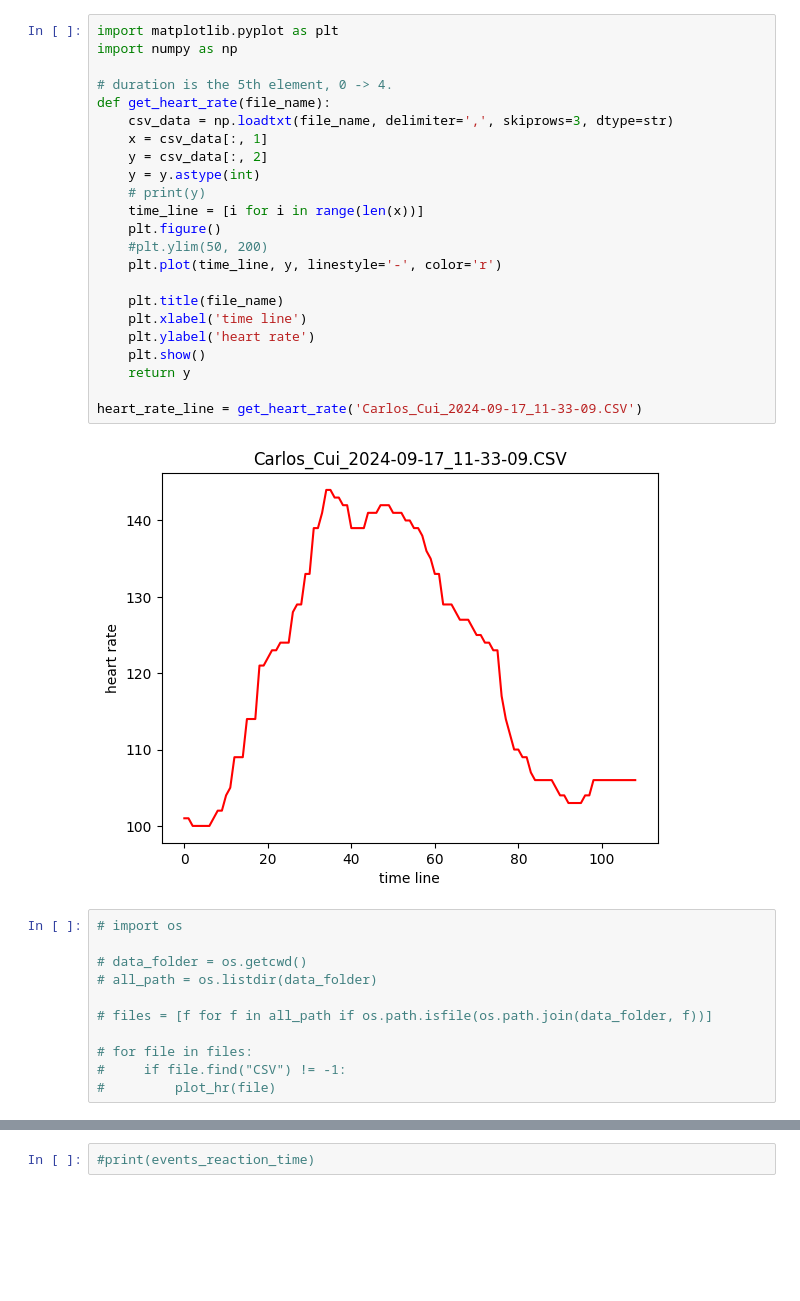
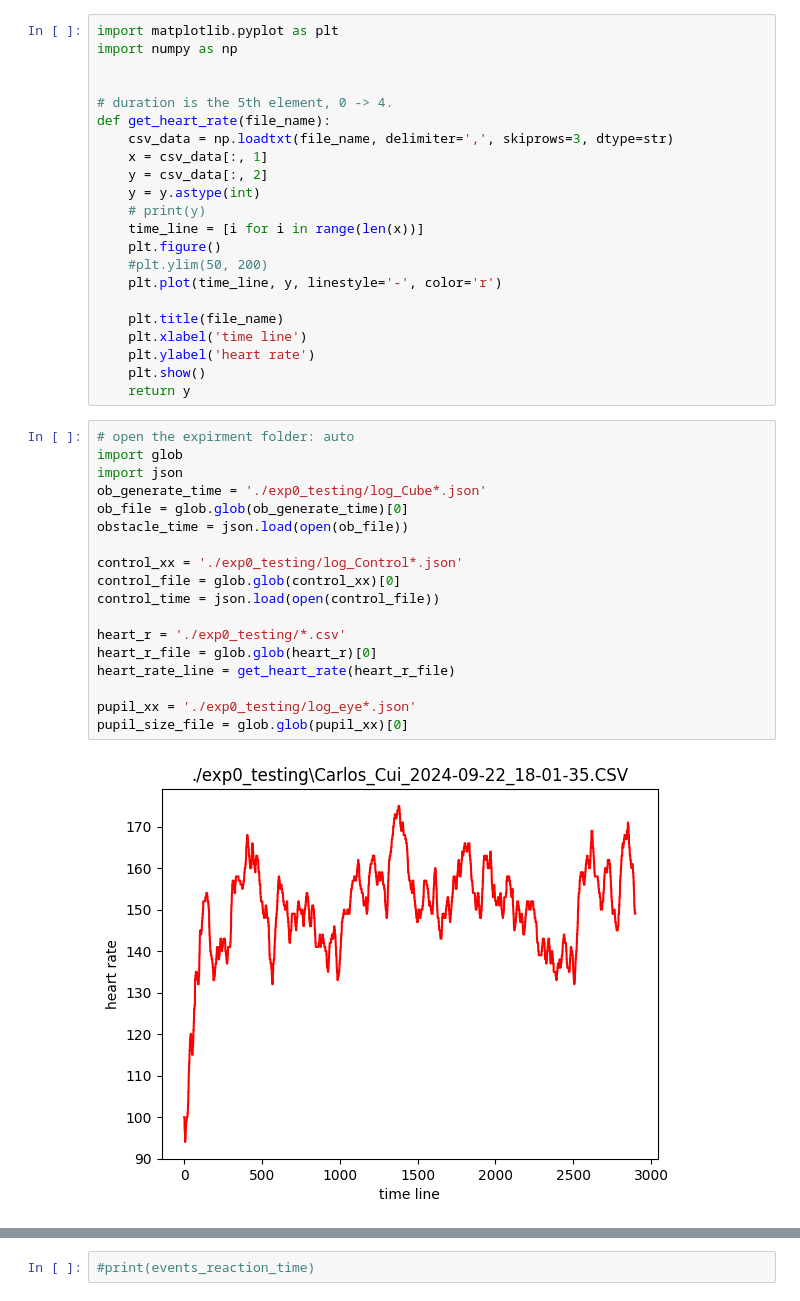
Before and after one commit to CarlosShaoting/705Group4, a Jupyter notebook: data_processing.ipynb, the cells around one changed output, grey strips where cells are left out. Drawn from its saved outputs; the diff is of its cells as text; blank space fills up the shorter version.

```diff
--- a/data_processing.ipynb
+++ b/data_processing.ipynb
@@ -1,6 +1,7 @@
 # %%
 import matplotlib.pyplot as plt
 import numpy as np
+
 
 # duration is the 5th element, 0 -> 4.
 def get_heart_rate(file_name):
@@ -19,18 +20,23 @@ def get_heart_rate(file_name):
     plt.ylabel('heart rate')
     plt.show()
     return y
-
-heart_rate_line = get_heart_rate('Carlos_Cui_2024-09-17_11-33-09.CSV')
-# %% [output]
-[figure, removed]
-# %%
-# import os
-
-# data_folder = os.getcwd()
-# all_path = os.listdir(data_folder)
-
-# files = [f for f in all_path if os.path.isfile(os.path.join(data_folder, f))]
-
-# for file in files:
-#     if file.find("CSV") != -1:
-#         plot_hr(file)
+# %%
+# open the expirment folder: auto
+import glob
+import json
+ob_generate_time = './exp0_testing/log_Cube*.json'
+ob_file = glob.glob(ob_generate_time)[0]
+obstacle_time = json.load(open(ob_file))
+
+control_xx = './exp0_testing/log_Control*.json'
+control_file = glob.glob(control_xx)[0]
+control_time = json.load(open(control_file))
+
+heart_r = './exp0_testing/*.csv'
+heart_r_file = glob.glob(heart_r)[0]
+heart_rate_line = get_heart_rate(heart_r_file)
+
+pupil_xx = './exp0_testing/log_eye*.json'
+pupil_size_file = glob.glob(pupil_xx)[0]
+# %% [output]
+[figure, added]
```
Also changed, not shown: parts of 8 cells of this notebook, 9 other files.
